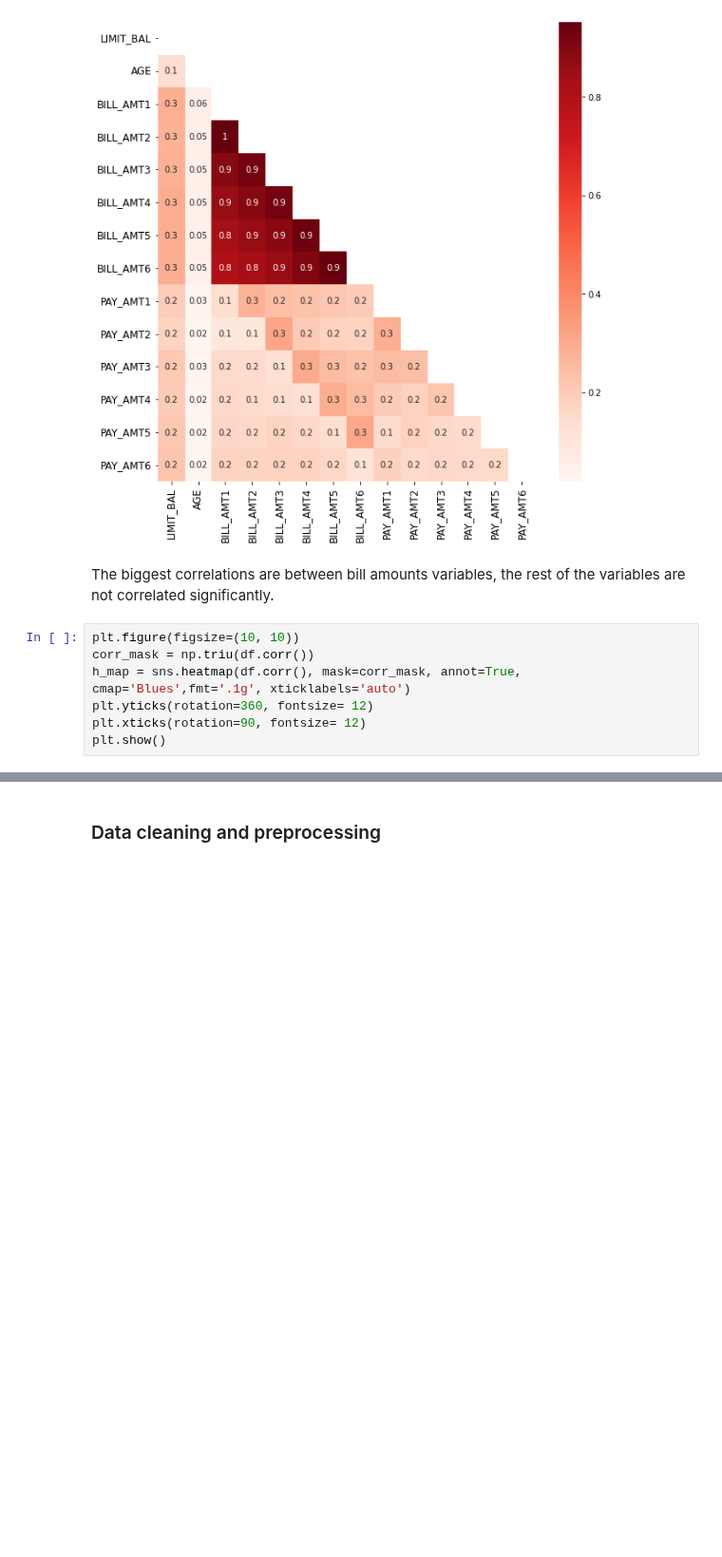
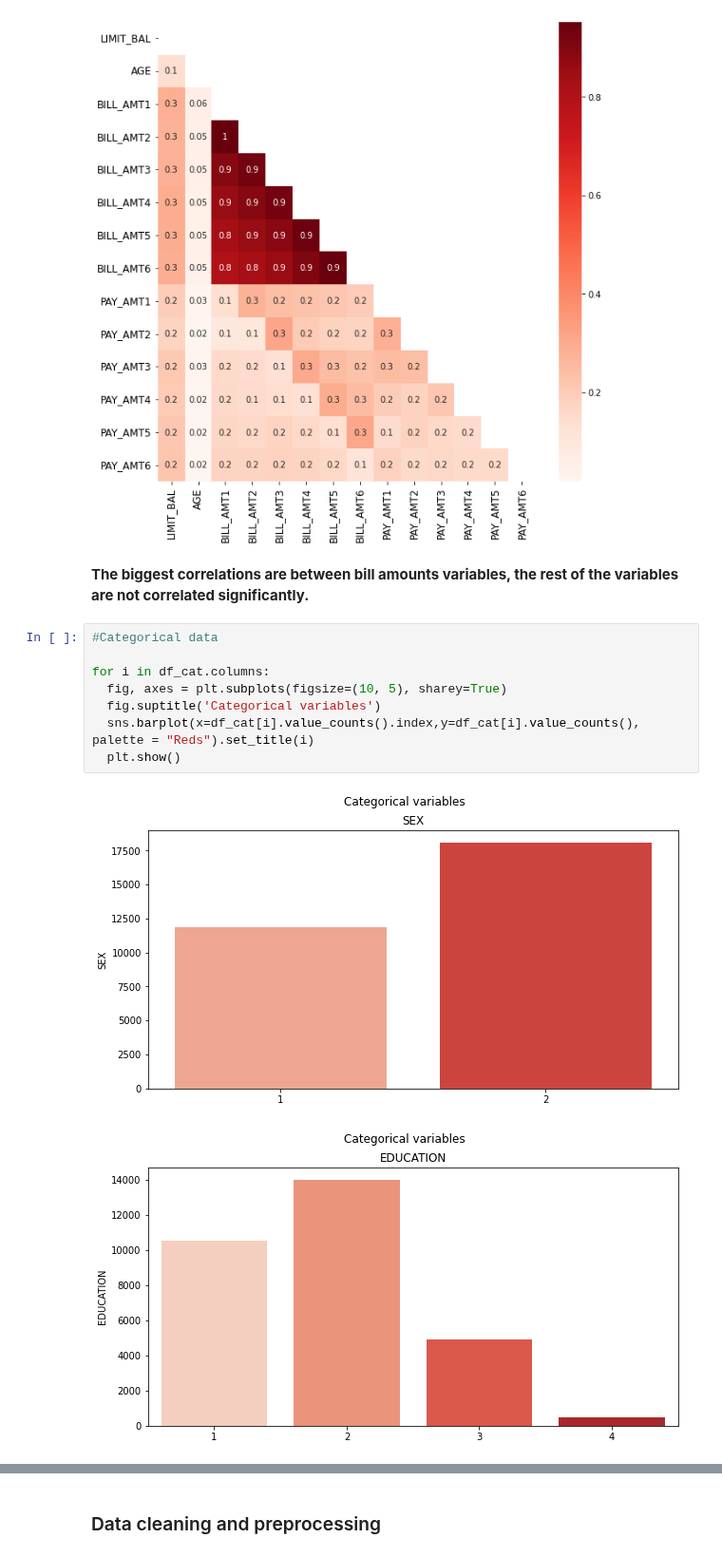
Before and after one commit to pagrkonecta/Konecta_Test, a Jupyter notebook: Konecta_Test_PAGR.ipynb, the cells around one changed output, grey strips where cells are left out. Shown at 95% size. Saved outputs shown, nothing was run; the diff lists cells and outputs as text; blank space fills up the shorter version.

```diff
--- a/Konecta_Test_PAGR.ipynb
+++ b/Konecta_Test_PAGR.ipynb
@@ -197,11 +197,15 @@ plt.show()
 # %% [output]
 [figure]
 # %% [markdown]
-The biggest correlations are between bill amounts variables, the rest of the variables are not correlated significantly.
+**The biggest correlations are between bill amounts variables, the rest of the variables are not correlated significantly.**
-# %%
-plt.figure(figsize=(10, 10))
-corr_mask = np.triu(df.corr())
-h_map = sns.heatmap(df.corr(), mask=corr_mask, annot=True, cmap='Blues',fmt='.1g', xticklabels='auto')
-plt.yticks(rotation=360, fontsize= 12)
-plt.xticks(rotation=90, fontsize= 12)
-plt.show()
+# %%
+#Categorical data
+
+for i in df_cat.columns:
+  fig, axes = plt.subplots(figsize=(10, 5), sharey=True)
+  fig.suptitle('Categorical variables')
+  sns.barplot(x=df_cat[i].value_counts().index,y=df_cat[i].value_counts(), palette = "Reds").set_title(i)
+  plt.show()
+# %% [output]
+[figure, added]
+[figure, added]
```
Also changed, not shown: parts of 3 cells of this notebook.
